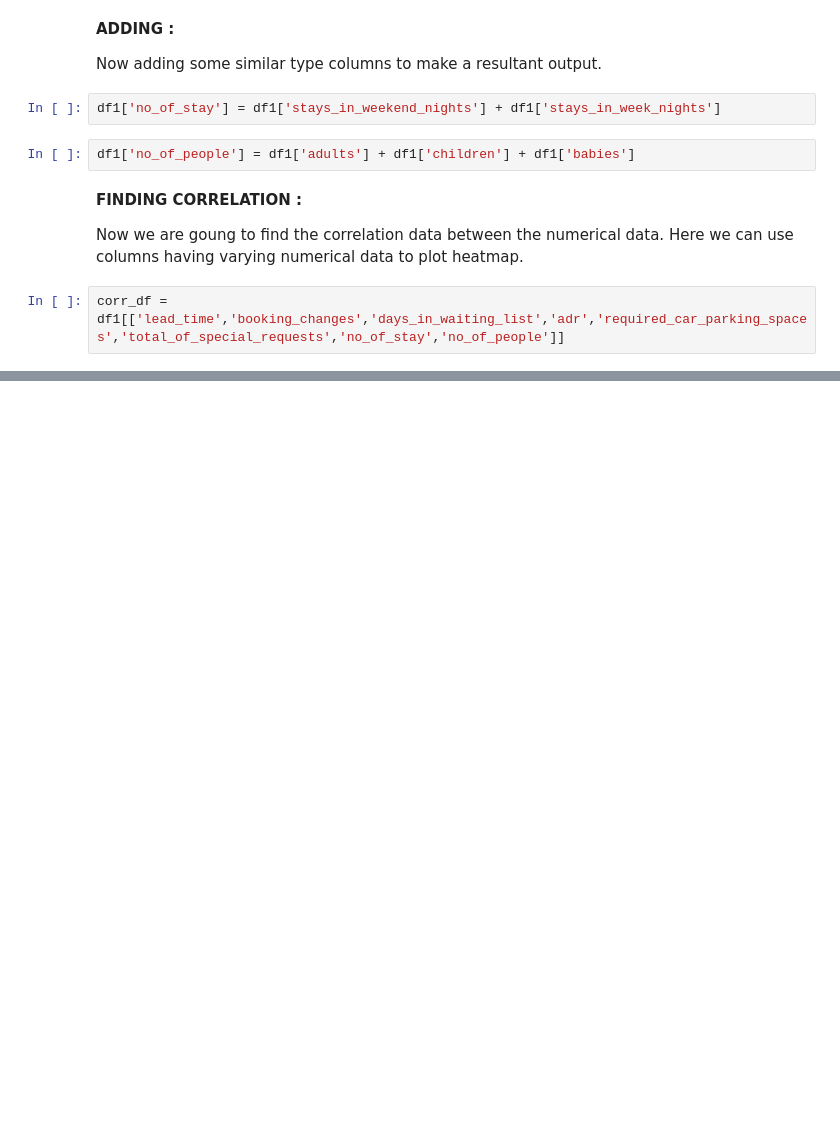
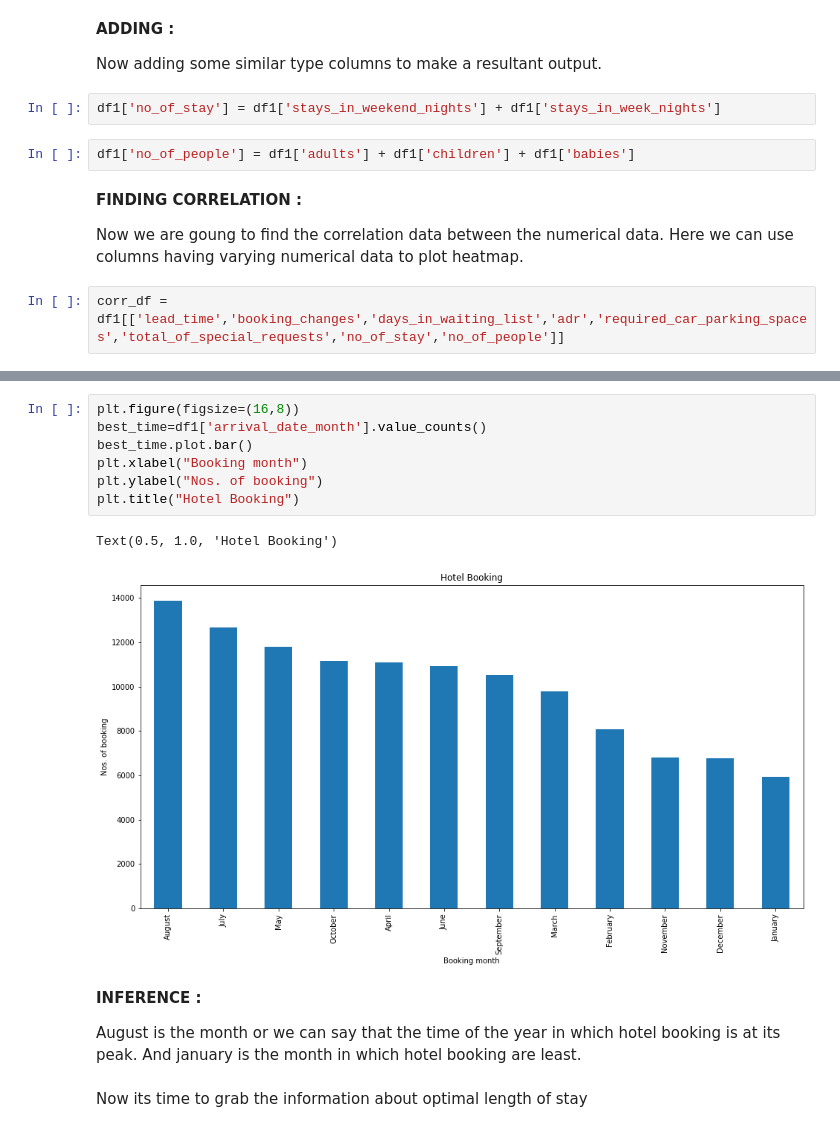
Before and after one commit to vikas6169/hotel-booking-analysis, a Jupyter notebook: Hotel_Booking_Analysis_Capstone_Project.ipynb, the cells around one changed output, grey strips where cells are left out. Drawn from its saved outputs; the diff is of its cells as text; blank space fills up the shorter version.

```diff
--- a/Hotel_Booking_Analysis_Capstone_Project.ipynb
+++ b/Hotel_Booking_Analysis_Capstone_Project.ipynb
@@ -219,0 +267,16 @@ NameError: ignored
+# %%
+plt.figure(figsize=(16,8))
+best_time=df1['arrival_date_month'].value_counts()
+best_time.plot.bar()
+plt.xlabel("Booking month")
+plt.ylabel("Nos. of booking")
+plt.title("Hotel Booking")
+# %% [output]
+Text(0.5, 1.0, 'Hotel Booking')
+[figure, added]
+# %% [markdown]
+**INFERENCE :**
+
+August is the month or we can say that the time of the year in which hotel booking is at its peak. And january is the month in which hotel booking are least.
+# %% [markdown]
+Now its time to grab the information about optimal length of stay
```
Also changed, not shown: parts of 14 cells of this notebook.
